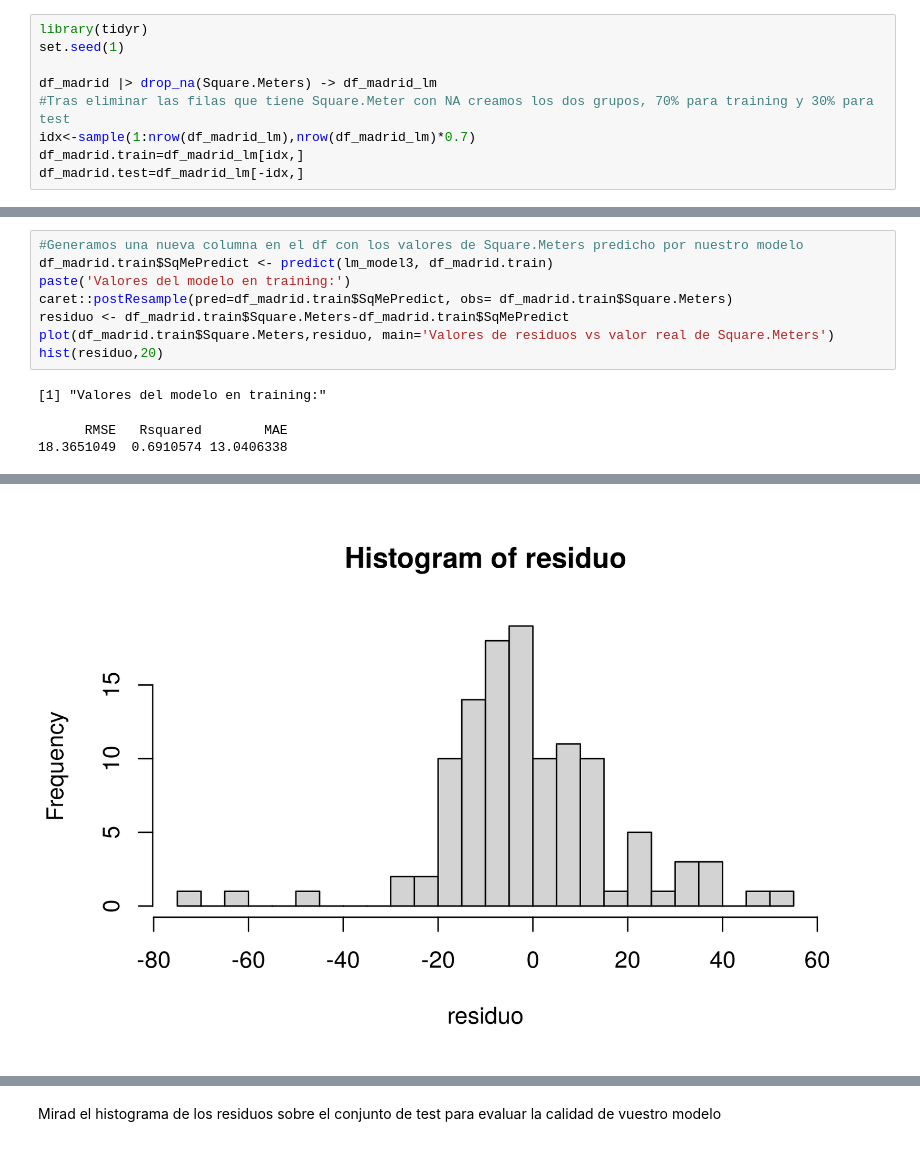
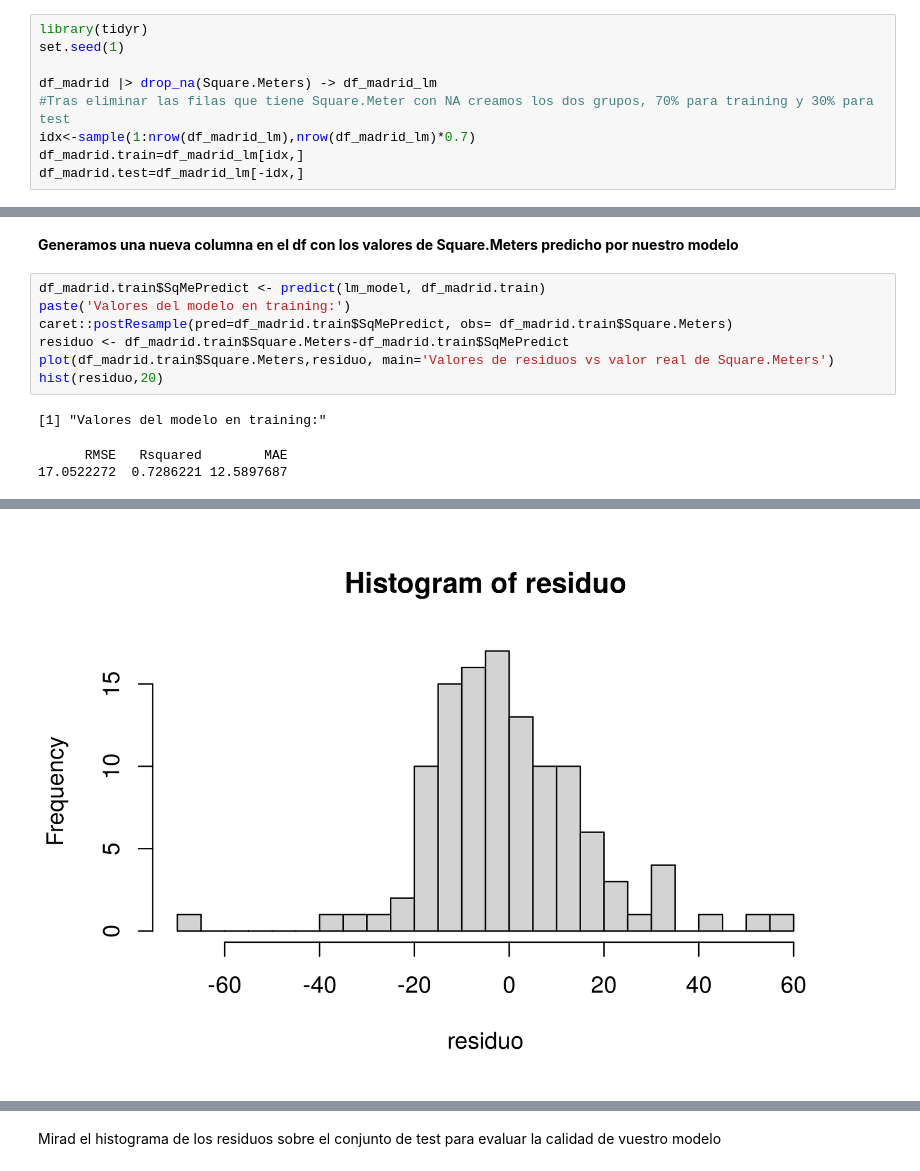
Before and after one commit to Prilom/Data_Mining, a Jupyter notebook: Practica-PabloRilo.ipynb, the cells around one changed output, grey strips where cells are left out. Cells and saved outputs as stored; diff of their text form.

```diff
--- a/Practica-PabloRilo.ipynb
+++ b/Practica-PabloRilo.ipynb
@@ -239,6 +235,7 @@ F-statistic: 37.43 on 8 and 101 DF,  p-value: < 2.2e-16
+# %% [markdown]
+**Generamos una nueva columna en el df con los valores de Square.Meters predicho por nuestro modelo**
 # %%
-#Generamos una nueva columna en el df con los valores de Square.Meters predicho por nuestro modelo
-df_madrid.train$SqMePredict <- predict(lm_model3, df_madrid.train)
+df_madrid.train$SqMePredict <- predict(lm_model, df_madrid.train)
 paste('Valores del modelo en training:')
 caret::postResample(pred=df_madrid.train$SqMePredict, obs= df_madrid.train$Square.Meters)
 residuo <- df_madrid.train$Square.Meters-df_madrid.train$SqMePredict
@@ -247,4 +244,4 @@ hist(residuo,20)
 # %% [output]
 [1] "Valores del modelo en training:"
       RMSE   Rsquared        MAE
-18.3651049  0.6910574 13.0406338
+17.0522272  0.7286221 12.5897687
@@ -252 +249 @@ hist(residuo,20)
-[figure, old version]
+[figure, new version]
```
Also changed, not shown: parts of 42 cells of this notebook.
